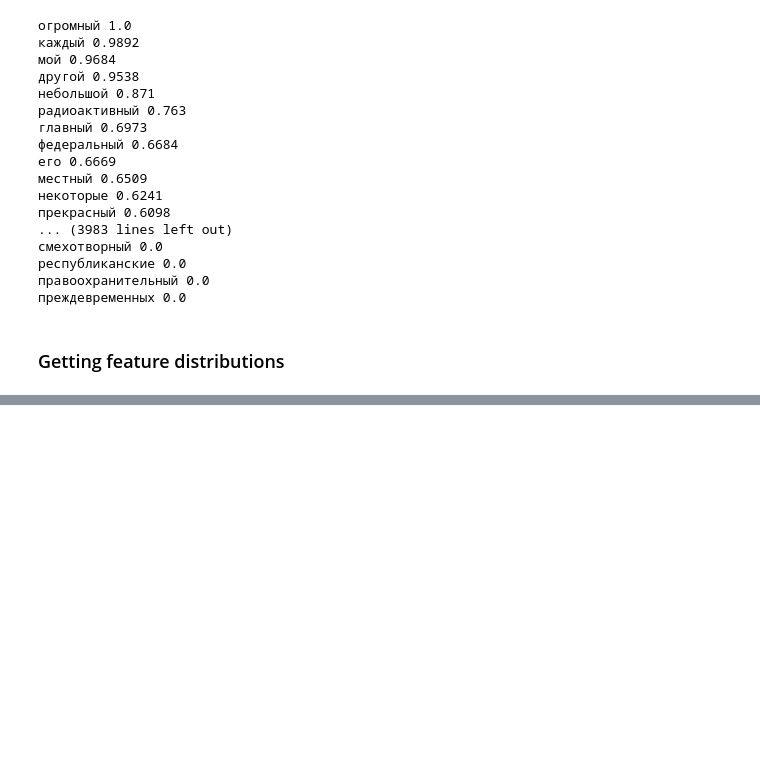
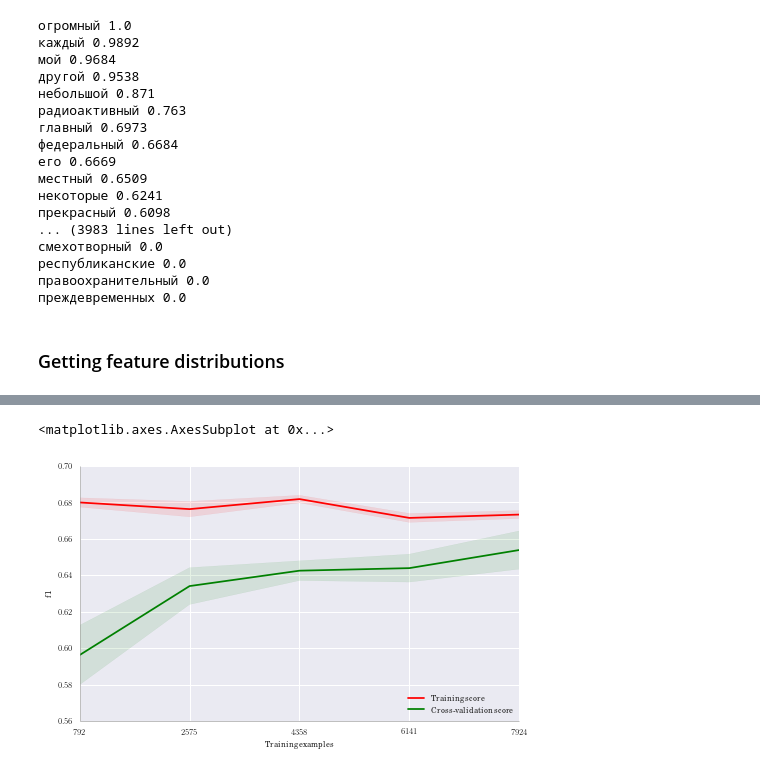
Before and after one commit to max-ionov/rucoref, a Jupyter notebook: notebooks/first-mention.ipynb, the cells around one changed output, grey strips where cells are left out. Saved outputs shown, nothing was run; the diff lists cells and outputs as text; code cells hidden in the pictures; blank space fills up the shorter version.

```diff
--- a/notebooks/first-mention.ipynb
+++ b/notebooks/first-mention.ipynb
@@ -597,0 +507,22 @@ for feat_name in feature_distributions:
+# %%
+first_mention_clf = FirstMentionClassifier()
+first_mention_clf.prepare_data(rucoref, random_state=random_state, feature_zones=('string', 'struct', 'lists'))
+clf = RandomForestClassifier(n_estimators=500, random_state=random_state)
+# %%
+shuffled_x_data, shuffled_y_data = shuffle(first_mention_clf.x_data, first_mention_clf.y_data,
+                                           random_state=random_state)
+
+train_sizes_abs, train_scores, test_scores = learning_curve(clf,
+                                                            shuffled_x_data,
+                                                            shuffled_y_data,
+                                                            cv=3,
+                                                            scoring=make_scorer(f1_score, pos_label=1))
+# %%
+anaphoralib.experiments.utils.latexify(columns=2)
+anaphoralib.experiments.utils.plot_learning_curve(train_sizes_abs,
+                                                  train_scores, test_scores,
+                                                  score_name='f1',
+                                                  filename=os.path.join('CICLing-2016', 'learning_curve_plot'))
+# %% [output]
+<matplotlib.axes.AxesSubplot at 0x...>
+[figure, added]
```
Also changed, not shown: parts of 7 cells of this notebook, 2 other files.
